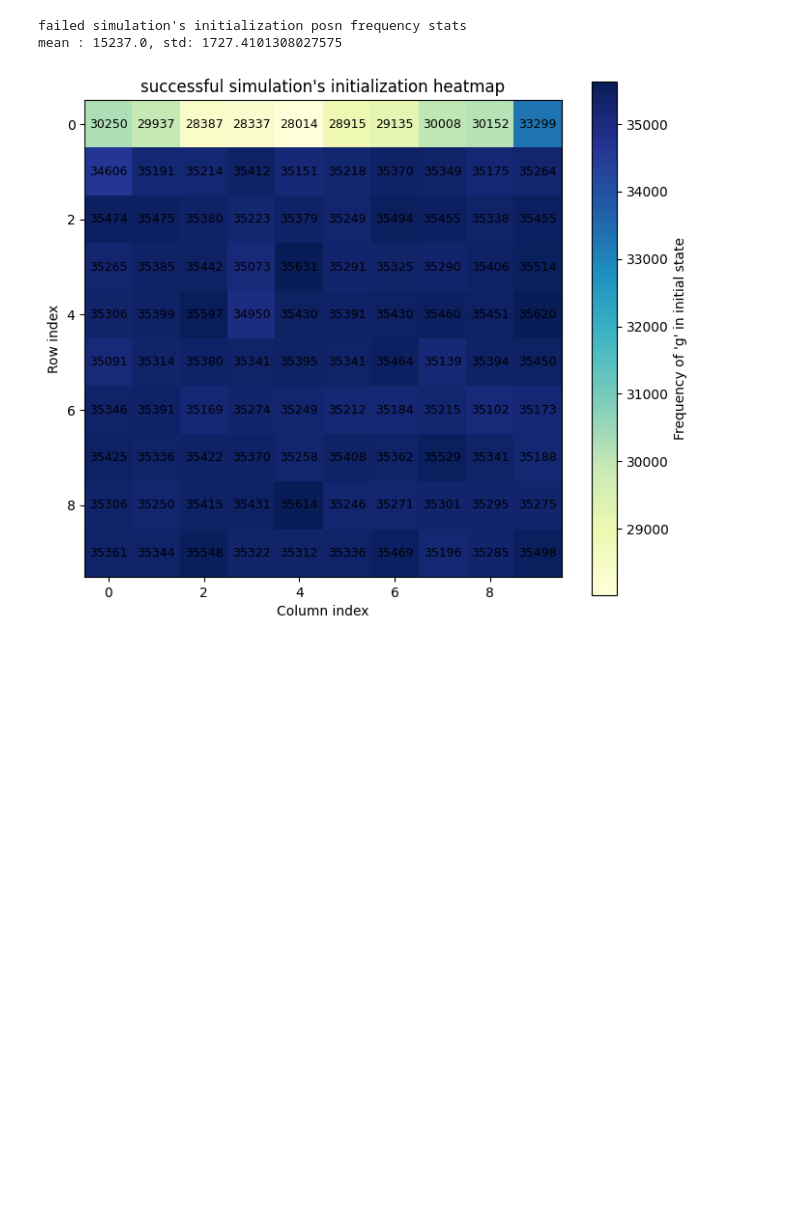
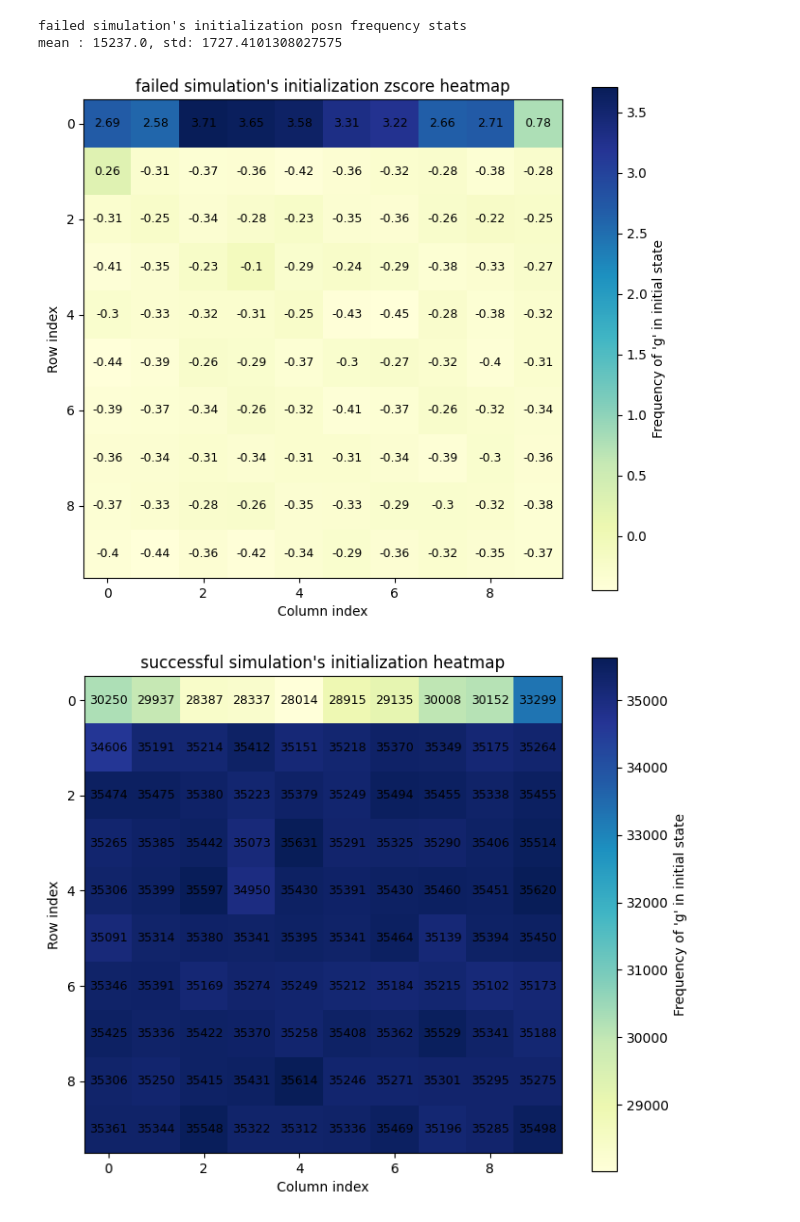
Before and after one commit to Frozha/maxis-mobile, a Jupyter notebook: python/log_reader.ipynb, the cells around one changed output. Drawn from its saved outputs; the diff is of its cells as text; code cells hidden in the pictures; blank space fills up the shorter version.

```diff
--- a/python/log_reader.ipynb
+++ b/python/log_reader.ipynb
@@ -503,6 +507,10 @@ print(f"mean : {np.mean(freq_failed)}, std: {np.std(freq_failed)}")
 # %% [output]
 failed simulation's initialization posn frequency stats
 mean : 15237.0, std: 1727.4101308027575
+# %%
+visualize_green_heatmap(np.round((freq_failed-freq_failed.mean())/freq_failed.std(), 2), title="failed simulation's initialization zscore heatmap")
+# %% [output]
+[figure, added]
 # %%
 freq_successful = compute_initial_green_frequency(df.loc[df.label==1], meta_rows, meta_cols)
 visualize_green_heatmap(freq_successful, title="successful simulation's initialization heatmap")
```
Also changed, not shown: parts of 3 cells of this notebook.
